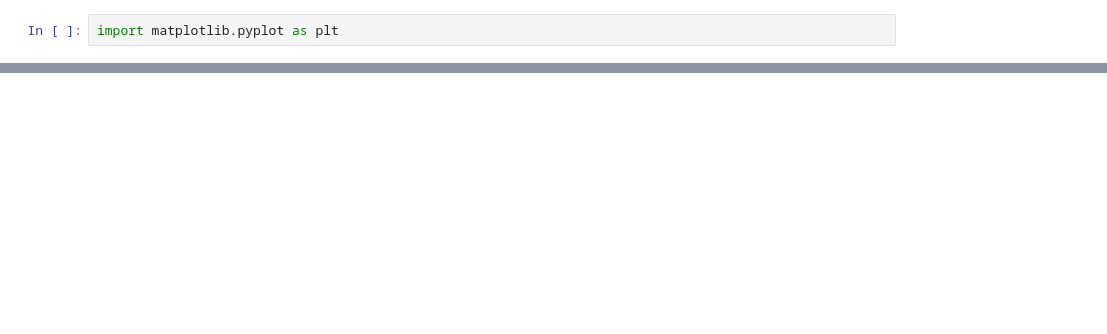
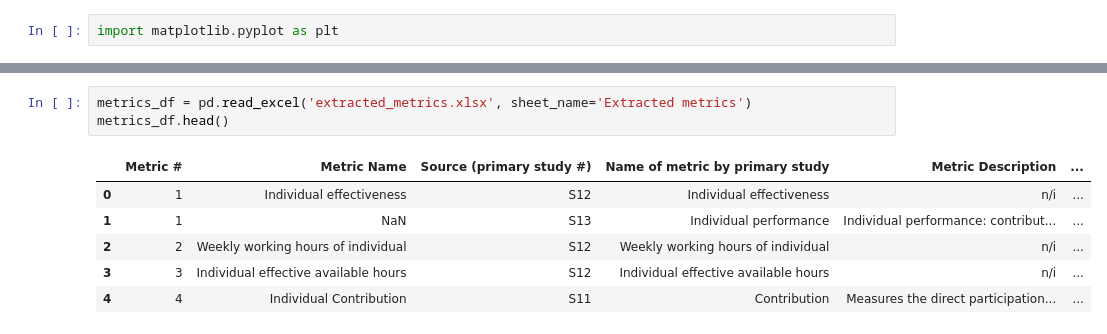
Before and after one commit to viniciuslunardi/tcc, a Jupyter notebook: content_based/clean_outliers.ipynb, the cells around one changed output, grey strips where cells are left out. Cells and saved outputs as stored; diff of their text form; blank space fills up the shorter version.

```diff
--- a/content_based/clean_outliers.ipynb
+++ b/content_based/clean_outliers.ipynb
@@ -92,0 +108,10 @@ Métodos Ágeis Identificados como Outliers (Frequência < 2):
+# %%
+metrics_df = pd.read_excel('extracted_metrics.xlsx', sheet_name='Extracted metrics')
+metrics_df.head()
+# %% [output]
+|  | Metric # | Metric Name | Source (primary study #) | Name of metric by primary study | Metric Description | ... |
+| 0 | 1 | Individual effectiveness | S12 | Individual effectiveness | n/i | ... |
+| 1 | 1 | NaN | S13 | Individual performance | Individual performance: contribut... | ... |
+| 2 | 2 | Weekly working hours of individual | S12 | Weekly working hours of individual | n/i | ... |
+| 3 | 3 | Individual effective available hours | S12 | Individual effective available hours | n/i | ... |
+| 4 | 4 | Individual Contribution | S11 | Contribution | Measures the direct participation... | ... |
```
Also changed, not shown: parts of 8 cells of this notebook, 3 other files.
